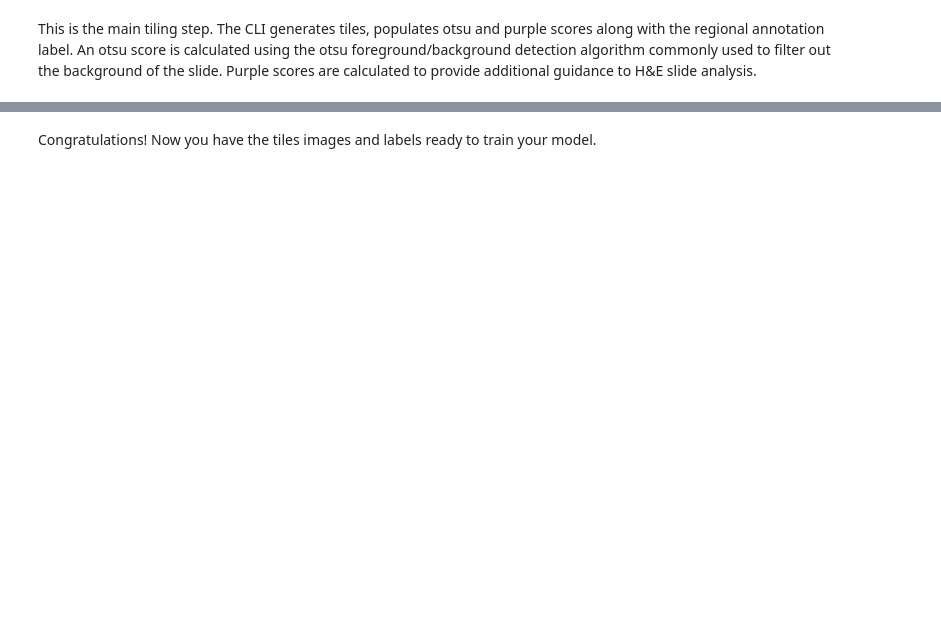
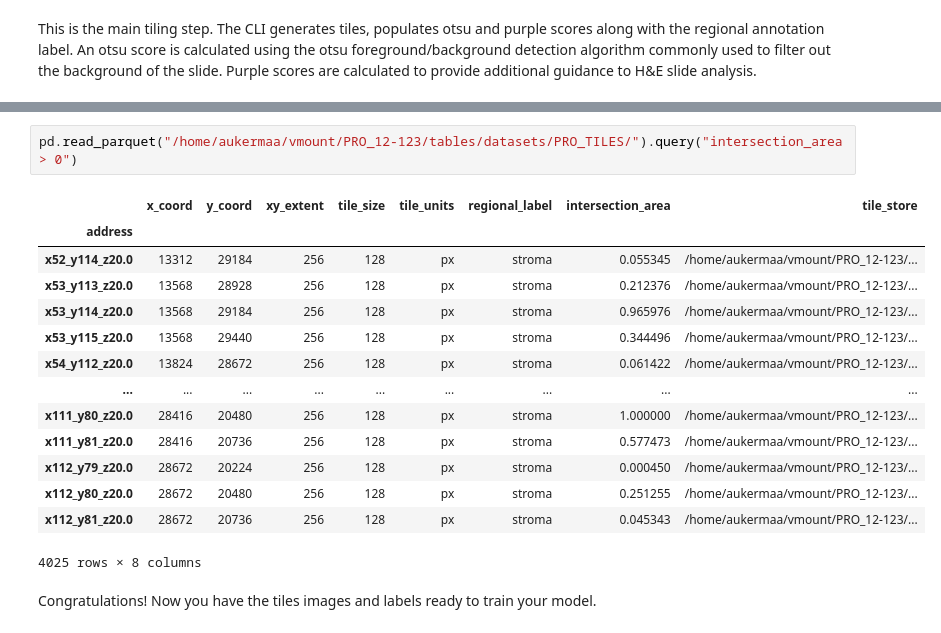
Before and after one commit to msk-mind/luna, a Jupyter notebook: docker/luna_tutorial/vmount/notebooks/2_tiling.ipynb, the cells around one changed output, grey strips where cells are left out. Drawn from its saved outputs; the diff is of its cells as text; blank space fills up the shorter version.

```diff
--- a/docker/luna_tutorial/vmount/notebooks/2_tiling.ipynb
+++ b/docker/luna_tutorial/vmount/notebooks/2_tiling.ipynb
@@ -269,2 +274,19 @@ ds
+# %%
+pd.read_parquet("/home/aukermaa/vmount/PRO_12-123/tables/datasets/PRO_TILES/").query("intersection_area > 0")
+# %% [output]
+|  | x_coord | y_coord | xy_extent | tile_size | tile_units | regional_label | intersection_area | tile_store |
+| address |  |  |  |  |  |  |  |  |
+| x52_y114_z20.0 | 13312 | 29184 | 256 | 128 | px | stroma | 0.055345 | /home/aukermaa/vmount/PRO_12-123/... |
+| x53_y113_z20.0 | 13568 | 28928 | 256 | 128 | px | stroma | 0.212376 | /home/aukermaa/vmount/PRO_12-123/... |
+| x53_y114_z20.0 | 13568 | 29184 | 256 | 128 | px | stroma | 0.965976 | /home/aukermaa/vmount/PRO_12-123/... |
+| x53_y115_z20.0 | 13568 | 29440 | 256 | 128 | px | stroma | 0.344496 | /home/aukermaa/vmount/PRO_12-123/... |
+| x54_y112_z20.0 | 13824 | 28672 | 256 | 128 | px | stroma | 0.061422 | /home/aukermaa/vmount/PRO_12-123/... |
+| ... | ... | ... | ... | ... | ... | ... | ... | ... |
+| x111_y80_z20.0 | 28416 | 20480 | 256 | 128 | px | stroma | 1.000000 | /home/aukermaa/vmount/PRO_12-123/... |
+| x111_y81_z20.0 | 28416 | 20736 | 256 | 128 | px | stroma | 0.577473 | /home/aukermaa/vmount/PRO_12-123/... |
+| x112_y79_z20.0 | 28672 | 20224 | 256 | 128 | px | stroma | 0.000450 | /home/aukermaa/vmount/PRO_12-123/... |
+| x112_y80_z20.0 | 28672 | 20480 | 256 | 128 | px | stroma | 0.251255 | /home/aukermaa/vmount/PRO_12-123/... |
+| x112_y81_z20.0 | 28672 | 20736 | 256 | 128 | px | stroma | 0.045343 | /home/aukermaa/vmount/PRO_12-123/... |
+4025 rows × 8 columns
 # %% [markdown]
 Congratulations! Now you have the tiles images and labels ready to train your model.
```
Also changed, not shown: parts of 30 cells of this notebook, 1 other file.
